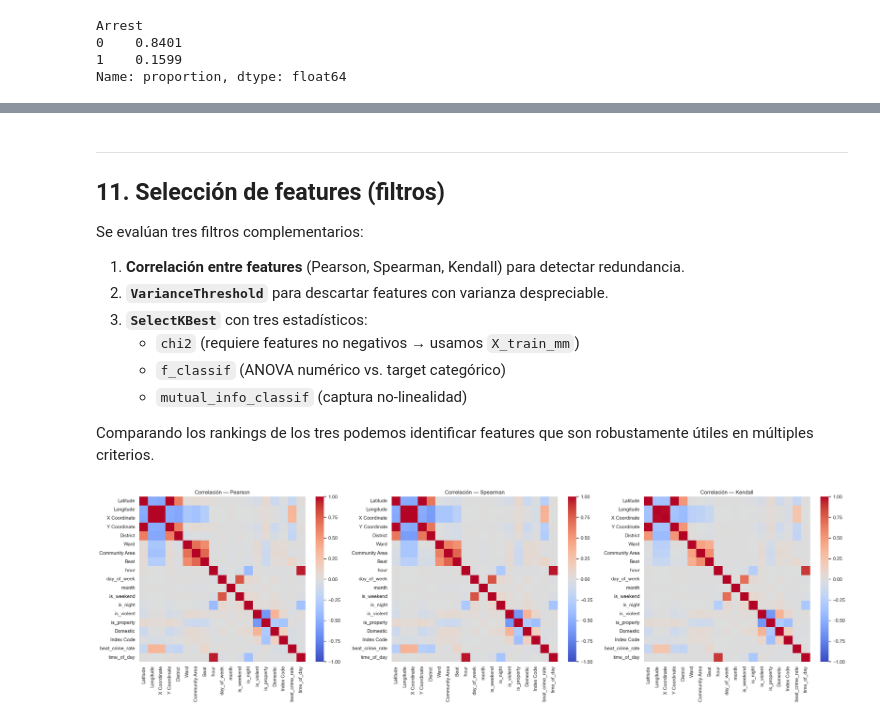
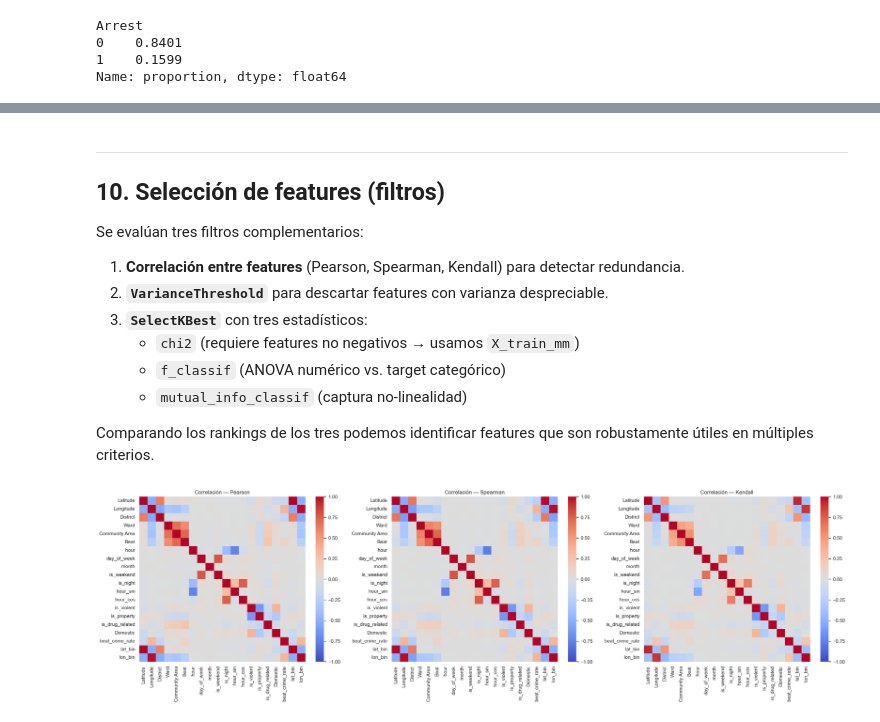
Before and after one commit to francomor/ceia-analisis-de-datos-tp-final, a Jupyter notebook: 2.tp_final_parte2_fran.ipynb, the cells around one changed output, grey strips where cells are left out. Saved outputs shown, nothing was run; the diff lists cells and outputs as text; code cells hidden in the pictures.

```diff
--- a/2.tp_final_parte2_fran.ipynb
+++ b/2.tp_final_parte2_fran.ipynb
@@ -410,11 +400,6 @@ Estrategia por cardinalidad:
 # Domestic booleano
 X_train['Domestic'] = X_train['Domestic'].astype(int)
 X_test['Domestic']  = X_test['Domestic'].astype(int)
-
-# Index Code (I/N) — ordinal binaria
-oe_index = OrdinalEncoder(handle_unknown='use_encoded_value', unknown_value=-1)
-X_train[['Index Code']] = oe_index.fit_transform(X_train[['Index Code']])
-X_test[['Index Code']]  = oe_index.transform(X_test[['Index Code']])
 
 # Reducir cardinalidad de Location Description a top-20 + OTHER
 top_loc = X_train['Location Description'].value_counts().head(20).index
@@ -424,7 +409,7 @@ X_test['Location Description'] = X_test['Location Description'].where(
     X_test['Location Description'].isin(top_loc), 'OTHER')
 # %%
 # One-Hot Encoding de baja cardinalidad
-cat_ohe = ['Primary Type', 'FBI Code', 'Location Description', 'IUCR Primary']
+cat_ohe = ['Primary Type', 'FBI Code', 'Location Description']
 ohe = OneHotEncoder(cols=cat_ohe, use_cat_names=True, handle_unknown='value', handle_missing='value')
 X_train = ohe.fit_transform(X_train)
 X_test  = ohe.transform(X_test)
@@ -496,17 +486,29 @@ Aplicamos **dos escaladores** sobre las features numéricas continuas para poder
 
 Las variables categóricas ya transformadas (OHE, target-encoded, ordinales) no se re-escalan.
 # %%
+# Features numéricas a escalar. Categóricas codificadas (OHE, target-encoded) NO se re-escalan.
+# NOTA: Beat, Community Area, Ward, Community Area Description y Description fueron
+# transformadas in-place por TargetEncoder en §6 → ya son numéricas en [0, 1] aproximadamente.
+# Las incluimos en num_scale una única vez (target-encoded).
 num_scale = [
-    'Latitude', 'Longitude', 'X Coordinate', 'Y Coordinate',
-    'District', 'Ward', 'Beat', 'Community Area',
-    'Index Code',
-    'Beat', 'Community Area', 'Ward', 'Community Area Description', 'IUCR Secondary',
+    # Geográficas continuas
+    'Latitude', 'Longitude',
+    # Códigos geográficos target-encoded (ya son numéricos post-TE)
+    'Beat', 'Community Area', 'Ward', 'Community Area Description', 'Description',
+    # Códigos geográficos restantes (no target-encoded, pero numéricos)
+    'District',
+    # Temporales
     'hour', 'day_of_week', 'month', 'quarter', 'day_of_year',
     'hour_sin', 'hour_cos', 'dow_sin', 'dow_cos',
-    'beat_crime_rate', 'time_of_day', 'lat_bin', 'lon_bin',
+    # Ingeniería
+    'beat_crime_rate',
+    # Discretizadas
+    'lat_bin', 'lon_bin',
 ]
-# Limpieza de duplicados manteniendo orden
-num_scale = list(dict.fromkeys([c for c in num_scale if c in X_train.columns]))
+
+# Verificación de no-duplicados y existencia
+assert len(num_scale) == len(set(num_scale)), 'num_scale tiene columnas duplicadas'
+num_scale = [c for c in num_scale if c in X_train.columns]
 
 # Versión estandarizada
 std_scaler = StandardScaler()
@@ -515,7 +517,7 @@ X_test_std  = X_test.copy()
 X_train_std[num_scale] = std_scaler.fit_transform(X_train[num_scale])
 X_test_std[num_scale]  = std_scaler.transform(X_test[num_scale])
 
-# Versión MinMax (para chi2)
+# Versión MinMax (necesaria para chi2 en §10)
 mm_scaler = MinMaxScaler()
 X_train_mm = X_train.copy()
 X_test_mm  = X_test.copy()
@@ -602,6 +631,6 @@ RUS    → {0: 30203, 1: 30203}
 # %% [markdown]
 ---
-## 11. Selección de features (filtros)
+## 10. Selección de features (filtros)
 
 Se evalúan tres filtros complementarios:
 
@@ -616,23 +645,25 @@ Comparando los rankings de los tres podemos identificar features que son robusta
 # %%
 # Heatmap de correlaciones — muestreamos para que sea legible
 sample_cols = [
-    'Latitude', 'Longitude', 'X Coordinate', 'Y Coordinate',
+    'Latitude', 'Longitude',
     'District', 'Ward', 'Community Area', 'Beat',
     'hour', 'day_of_week', 'month', 'is_weekend', 'is_night',
-    'is_violent', 'is_property', 'Domestic', 'Index Code',
-    'beat_crime_rate', 'time_of_day',
+    'hour_sin', 'hour_cos',
+    'is_violent', 'is_property', 'is_drug_related',
+    'Domestic',
+    'beat_crime_rate', 'lat_bin', 'lon_bin',
 ]
 sample_cols = [c for c in sample_cols if c in X_train_std.columns]
 
 fig, axes = plt.subplots(1, 3, figsize=(24, 7))
 for ax, method in zip(axes, ['pearson', 'spearman', 'kendall']):
     corr = X_train_std[sample_cols].corr(method=method)
     sns.heatmap(corr, annot=False, cmap='coolwarm', center=0, vmin=-1, vmax=1, ax=ax)
     ax.set_title(f'Correlación — {method.capitalize()}')
 plt.tight_layout()
 plt.show()
 # %% [output]
-[figure, old version]
+[figure, new version]
 # %%
 # Pares con |corr| alta (Pearson), como señal de redundancia
 corr_p = X_train_std[sample_cols].corr().abs()
```
Also changed, not shown: parts of 46 cells of this notebook.
